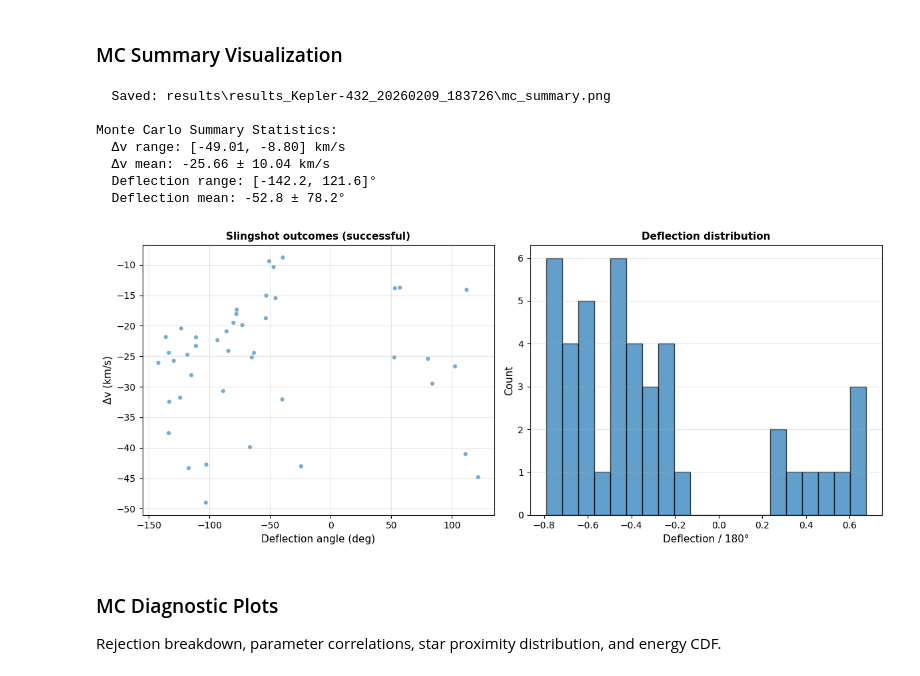
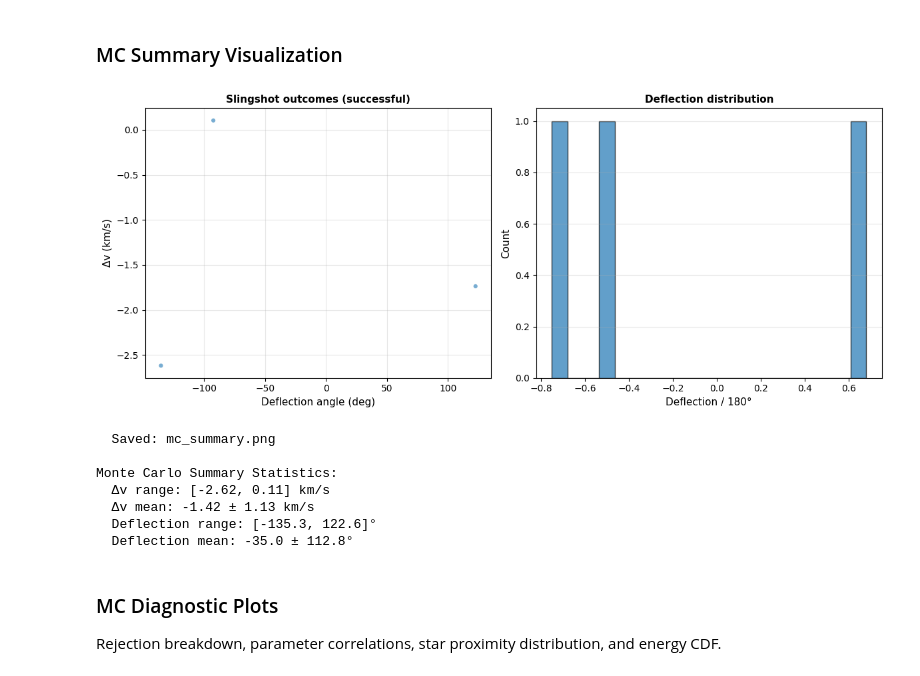
Before and after one commit to prshr1/slingshot-solver, a Jupyter notebook: ThreeBodySolver.ipynb, the cells around one changed output. Drawn from its saved outputs; the diff is of its cells as text; code cells hidden in the pictures.

Commit message:
bug fixes on plots displaying and r_init instantiation

```diff
--- a/ThreeBodySolver.ipynb
+++ b/ThreeBodySolver.ipynb
@@ -161,6 +162,7 @@ mc = run_monte_carlo(
     impact_param_max_AU=cfg.sampling.impact_param_max_AU,
     angle_in_min_deg=cfg.sampling.angle_in_min_deg,
     angle_in_max_deg=cfg.sampling.angle_in_max_deg,
+    r_init_AU=cfg.sampling.r_init_AU,
     rtol=cfg.numerical.rtol,
     atol=cfg.numerical.atol,
     r_far_factor=cfg.numerical.r_far_factor,
@@ -226,27 +228,29 @@ Output directory: results\results_Kepler-432_20260209_183726
 # %%
 fig = plot_mc_summary(mc, figsize=(12, 5))
 fig.savefig(output_dir / "mc_summary.png", dpi=150, bbox_inches="tight")
 saved_plots.append(str(output_dir / "mc_summary.png"))
+display(fig)
+plt.close(fig)
 print(f"  Saved: mc_summary.png")
 
 # Print statistics
 delta_v_success = mc["delta_v"][mc["ok"]]
 deflection_success = mc["deflection"][mc["ok"]]
 
 print(f"\nMonte Carlo Summary Statistics:")
 print(f"  Δv range: [{delta_v_success.min():.2f}, {delta_v_success.max():.2f}] km/s")
 print(f"  Δv mean: {delta_v_success.mean():.2f} ± {delta_v_success.std():.2f} km/s")
 print(f"  Deflection range: [{deflection_success.min():.1f}, {deflection_success.max():.1f}]°")
 print(f"  Deflection mean: {deflection_success.mean():.1f} ± {deflection_success.std():.1f}°")
 # %% [output]
+[figure, new version]
-  Saved: results\results_Kepler-432_20260209_183726\mc_summary.png
+  Saved: mc_summary.png
 
 Monte Carlo Summary Statistics:
-  Δv range: [-49.01, -8.80] km/s
-  Δv mean: -25.66 ± 10.04 km/s
-  Deflection range: [-142.2, 121.6]°
-  Deflection mean: -52.8 ± 78.2°
+  Δv range: [-2.62, 0.11] km/s
+  Δv mean: -1.42 ± 1.13 km/s
+  Deflection range: [-135.3, 122.6]°
+  Deflection mean: -35.0 ± 112.8°
-[figure, old version]
 # %% [markdown]
 ### MC Diagnostic Plots
 
```
Also changed, not shown: parts of 19 cells of this notebook, 5 other files.
